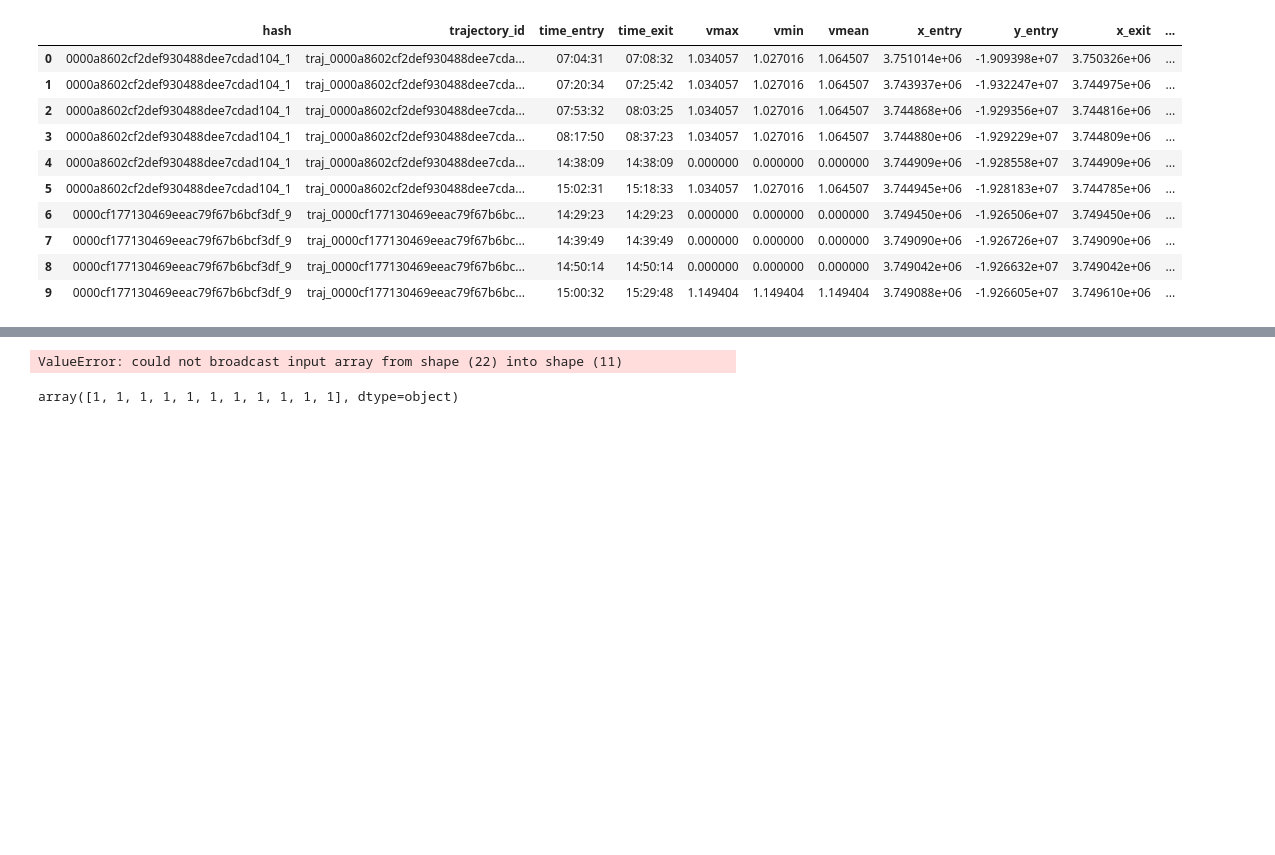
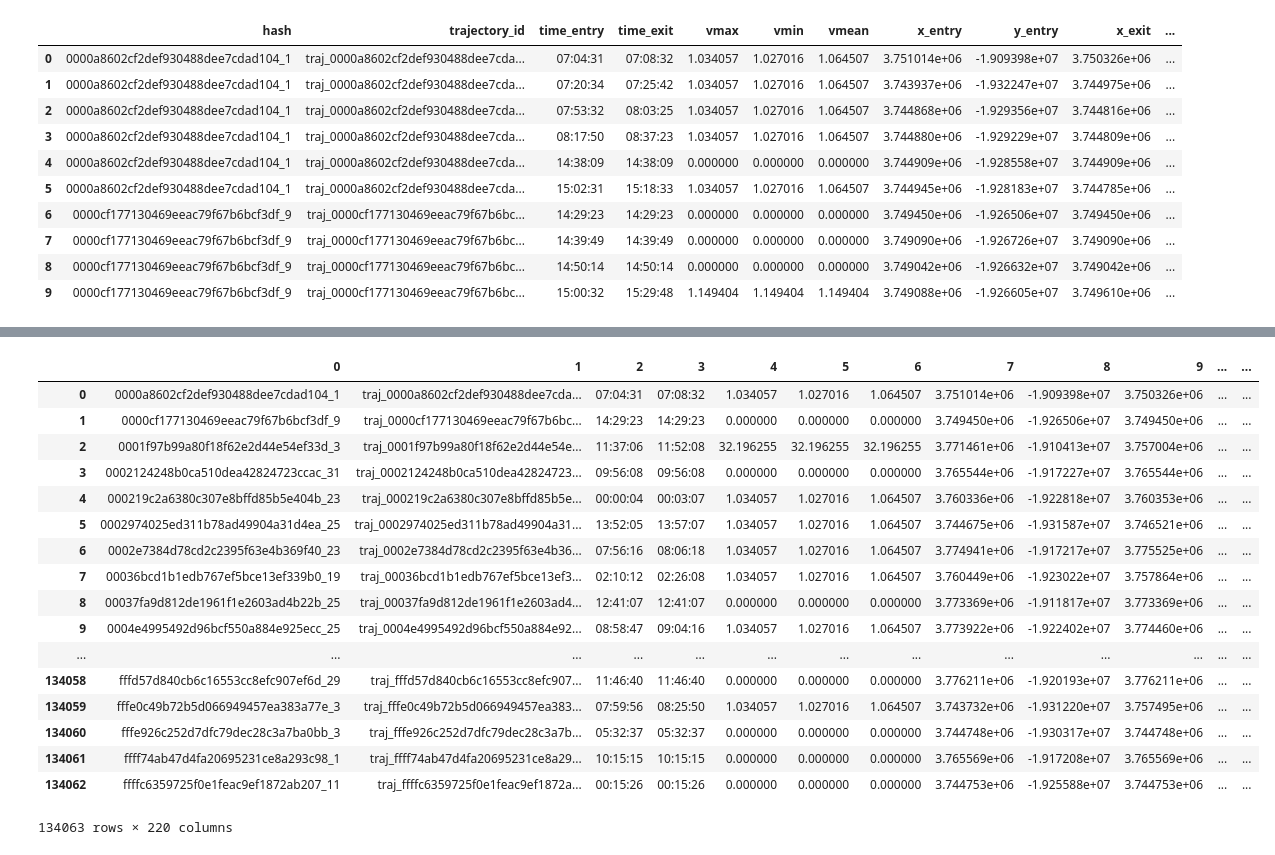
Before and after one commit to gouzmi/DataScience, a Jupyter notebook: Challenge EY/OneLine.ipynb, the cells around one changed output, grey strips where cells are left out. Cells and saved outputs as stored; diff of their text form; code cells hidden in the pictures; blank space fills up the shorter version.

```diff
--- a/Challenge EY/OneLine.ipynb
+++ b/Challenge EY/OneLine.ipynb
@@ -84,13 +72,13 @@ array(['0000a8602cf2def930488dee7cdad104_1',
 # %%
+b=[]
 i=-1
 hash = ''
 for line in a:
     if line[0] != hash:
         hash = line[0]
         ref = line
+        b.append(line)
         i=i+1
     else:
         ref = np.concatenate((ref, line), axis=None)
-        a[i]=ref
+        b[i]=ref
-# %% [output]
-ValueError: could not broadcast input array from shape (22) into shape (11)
@@ -99,4 +85,23 @@ a[0] = 1
-# %%
-a[0]
-# %% [output]
-array([1, 1, 1, 1, 1, 1, 1, 1, 1, 1, 1], dtype=object)
+# %%
+df = pd.DataFrame(b)
+# %%
+df
+# %% [output]
+|  | 0 | 1 | 2 | 3 | 4 | 5 | 6 | 7 | 8 | 9 | ... | ... |
+| 0 | 0000a8602cf2def930488dee7cdad104_1 | traj_0000a8602cf2def930488dee7cda... | 07:04:31 | 07:08:32 | 1.034057 | 1.027016 | 1.064507 | 3.751014e+06 | -1.909398e+07 | 3.750326e+06 | ... | ... |
+| 1 | 0000cf177130469eeac79f67b6bcf3df_9 | traj_0000cf177130469eeac79f67b6bc... | 14:29:23 | 14:29:23 | 0.000000 | 0.000000 | 0.000000 | 3.749450e+06 | -1.926506e+07 | 3.749450e+06 | ... | ... |
+| 2 | 0001f97b99a80f18f62e2d44e54ef33d_3 | traj_0001f97b99a80f18f62e2d44e54e... | 11:37:06 | 11:52:08 | 32.196255 | 32.196255 | 32.196255 | 3.771461e+06 | -1.910413e+07 | 3.757004e+06 | ... | ... |
+| 3 | 0002124248b0ca510dea42824723ccac_31 | traj_0002124248b0ca510dea42824723... | 09:56:08 | 09:56:08 | 0.000000 | 0.000000 | 0.000000 | 3.765544e+06 | -1.917227e+07 | 3.765544e+06 | ... | ... |
+| 4 | 000219c2a6380c307e8bffd85b5e404b_23 | traj_000219c2a6380c307e8bffd85b5e... | 00:00:04 | 00:03:07 | 1.034057 | 1.027016 | 1.064507 | 3.760336e+06 | -1.922818e+07 | 3.760353e+06 | ... | ... |
+| 5 | 0002974025ed311b78ad49904a31d4ea_25 | traj_0002974025ed311b78ad49904a31... | 13:52:05 | 13:57:07 | 1.034057 | 1.027016 | 1.064507 | 3.744675e+06 | -1.931587e+07 | 3.746521e+06 | ... | ... |
+| 6 | 0002e7384d78cd2c2395f63e4b369f40_23 | traj_0002e7384d78cd2c2395f63e4b36... | 07:56:16 | 08:06:18 | 1.034057 | 1.027016 | 1.064507 | 3.774941e+06 | -1.917217e+07 | 3.775525e+06 | ... | ... |
+| 7 | 00036bcd1b1edb767ef5bce13ef339b0_19 | traj_00036bcd1b1edb767ef5bce13ef3... | 02:10:12 | 02:26:08 | 1.034057 | 1.027016 | 1.064507 | 3.760449e+06 | -1.923022e+07 | 3.757864e+06 | ... | ... |
+| 8 | 00037fa9d812de1961f1e2603ad4b22b_25 | traj_00037fa9d812de1961f1e2603ad4... | 12:41:07 | 12:41:07 | 0.000000 | 0.000000 | 0.000000 | 3.773369e+06 | -1.911817e+07 | 3.773369e+06 | ... | ... |
+| 9 | 0004e4995492d96bcf550a884e925ecc_25 | traj_0004e4995492d96bcf550a884e92... | 08:58:47 | 09:04:16 | 1.034057 | 1.027016 | 1.064507 | 3.773922e+06 | -1.922402e+07 | 3.774460e+06 | ... | ... |
+| ... | ... | ... | ... | ... | ... | ... | ... | ... | ... | ... | ... | ... |
+| 134058 | fffd57d840cb6c16553cc8efc907ef6d_29 | traj_fffd57d840cb6c16553cc8efc907... | 11:46:40 | 11:46:40 | 0.000000 | 0.000000 | 0.000000 | 3.776211e+06 | -1.920193e+07 | 3.776211e+06 | ... | ... |
+| 134059 | fffe0c49b72b5d066949457ea383a77e_3 | traj_fffe0c49b72b5d066949457ea383... | 07:59:56 | 08:25:50 | 1.034057 | 1.027016 | 1.064507 | 3.743732e+06 | -1.931220e+07 | 3.757495e+06 | ... | ... |
+| 134060 | fffe926c252d7dfc79dec28c3a7ba0bb_3 | traj_fffe926c252d7dfc79dec28c3a7b... | 05:32:37 | 05:32:37 | 0.000000 | 0.000000 | 0.000000 | 3.744748e+06 | -1.930317e+07 | 3.744748e+06 | ... | ... |
+| 134061 | ffff74ab47d4fa20695231ce8a293c98_1 | traj_ffff74ab47d4fa20695231ce8a29... | 10:15:15 | 10:15:15 | 0.000000 | 0.000000 | 0.000000 | 3.765569e+06 | -1.917208e+07 | 3.765569e+06 | ... | ... |
+| 134062 | ffffc6359725f0e1feac9ef1872ab207_11 | traj_ffffc6359725f0e1feac9ef1872a... | 00:15:26 | 00:15:26 | 0.000000 | 0.000000 | 0.000000 | 3.744753e+06 | -1.925588e+07 | 3.744753e+06 | ... | ... |
+134063 rows × 220 columns
```
Also changed, not shown: parts of 4 cells of this notebook.
